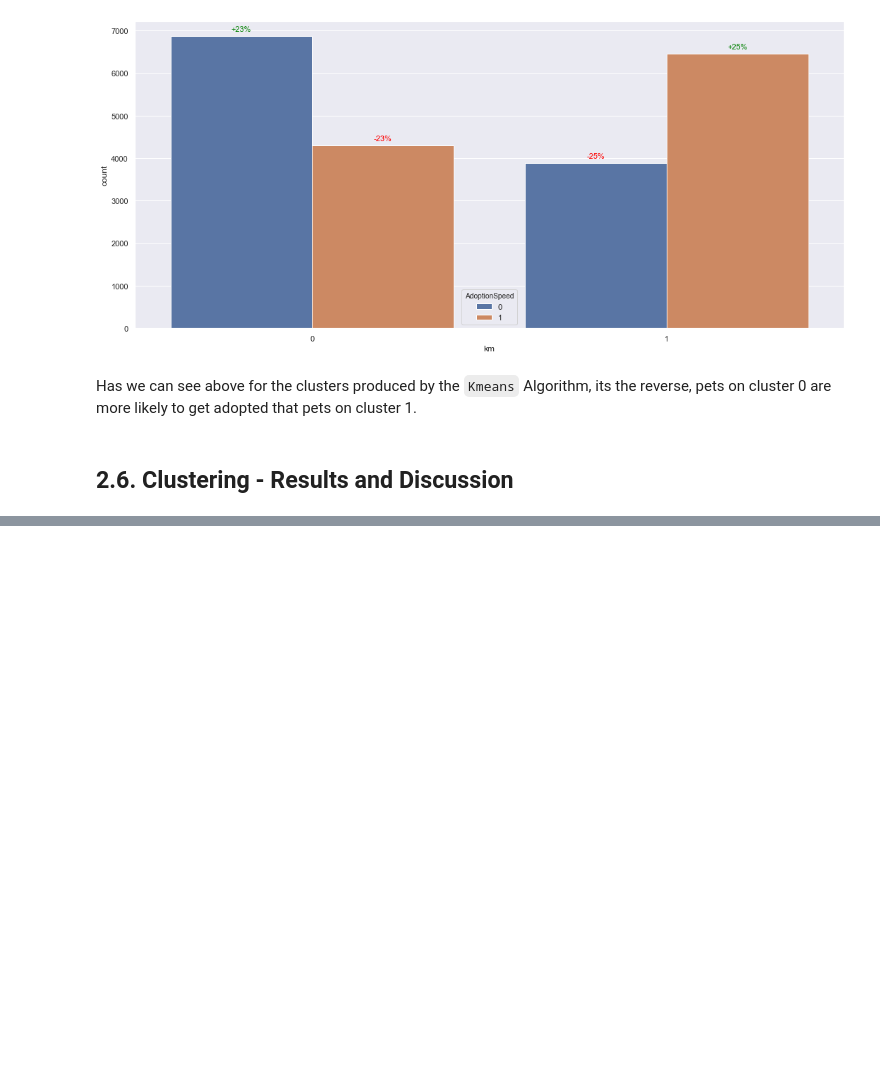
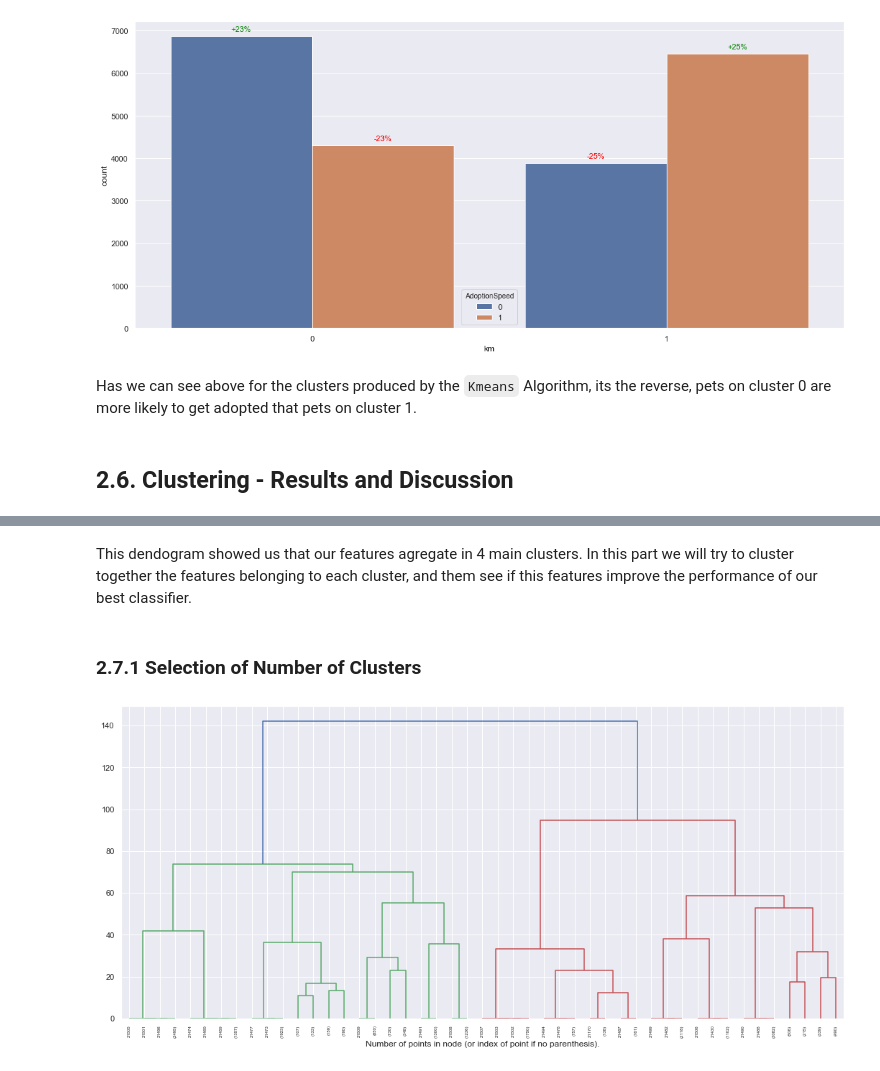
Before and after one commit to PedroCotovio/MLproject, a Jupyter notebook: Task2.ipynb, the cells around one changed output, grey strips where cells are left out. Saved outputs shown, nothing was run; the diff lists cells and outputs as text; code cells hidden in the pictures; blank space fills up the shorter version.

```diff
--- a/Task2.ipynb
+++ b/Task2.ipynb
@@ -563,0 +537,18 @@ Has we can see above for the clusters produced by the `Kmeans` Algorithm, its th
+# %% [markdown]
+This dendogram showed us that our features agregate in 4 main clusters. In this part we will try to cluster together the features belonging to each cluster, and them see if this features improve the performance of our best classifier.
+# %% [markdown]
+### 2.7.1 Selection of Number of Clusters
+# %%
+#Create Datasets
+c1 = Bn[['Gender', 'quantitycat', 'colorcat', 'colorcat2']]
+c2 = Bn[['Type', 'breedcat']]
+c3 = Bn[['agecat', 'healthcat']]
+c4 = Bn[['namecat', 'descriptcat', 'Photocat', 'FurLength', 'paidcat', 'statecat', 'MaturitySizecat']]
+# %%
+#Plot fisrt 5 levels of dendograme
+plt.figure(figsize=(18, 8));
+plt = plot_dendogram(c1, p=5)
+plt.xlabel("Number of points in node (or index of point if no parenthesis).")
+plt.show()
+# %% [output]
+[figure, added]
```
Also changed, not shown: parts of 22 cells of this notebook, 1 other file.
